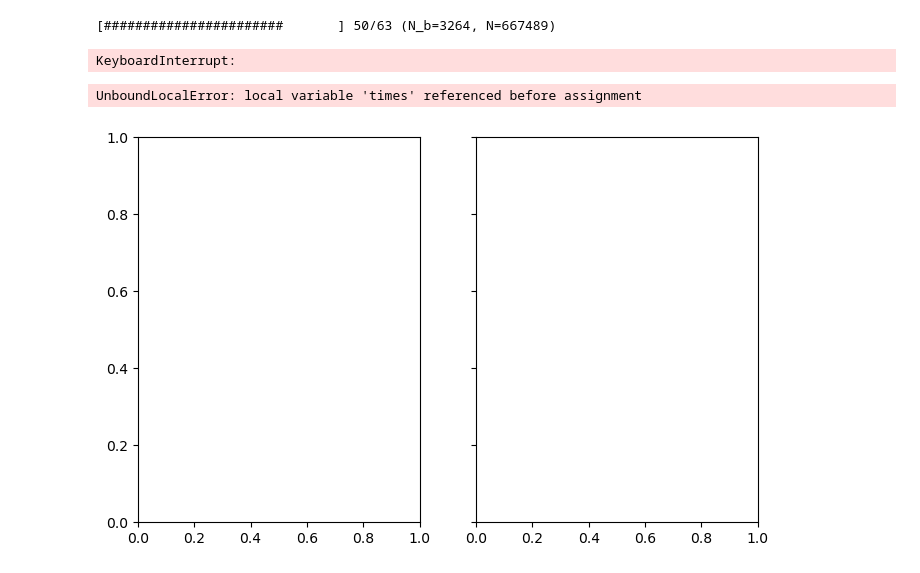
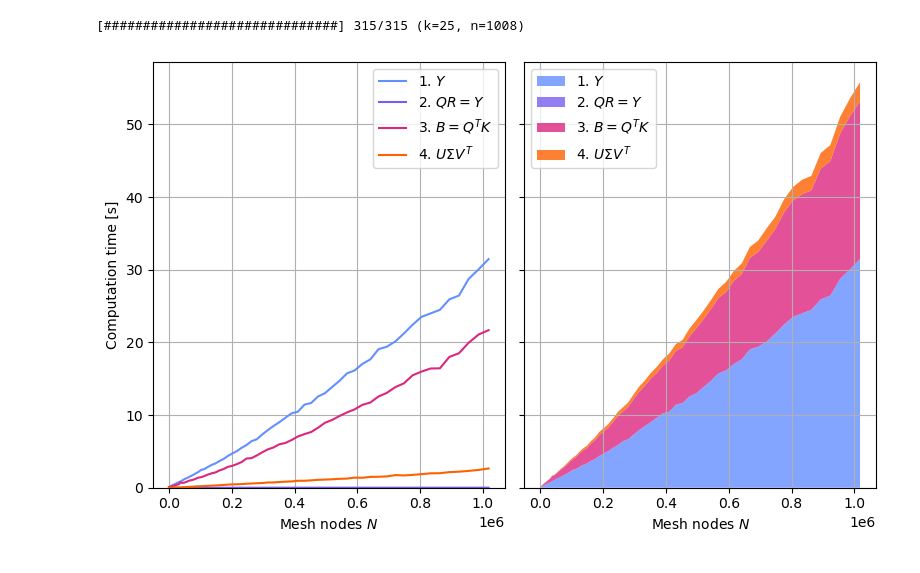
Before and after one commit to EliasSev/masters-thesis, a Jupyter notebook: notebooks/02_matrix_free_rsvd_timings.ipynb, the cells around one changed output. Saved outputs shown, nothing was run; the diff lists cells and outputs as text; code cells hidden in the pictures.

Commit message:
Matrix-free rSVD: timing and sampling results

```diff
--- a/notebooks/02_matrix_free_rsvd_timings.ipynb
+++ b/notebooks/02_matrix_free_rsvd_timings.ipynb
@@ -76,68 +84,68 @@ plot_times_across_k(k_range, times_rel, times_tot)
 # %%
-def compute_times_across_N(k, lower=32, upper=272, step=16):
+def compute_times_across_N(k, lower=32, upper=272, step=16, repeats=5):
     times = []
     n_range = np.arange(lower, upper, step)
     N_range = []
     N_b_range = []
 
-    for i, n in enumerate(n_range):
-        mesh = UnitSquareMesh(n, n)
-        V_h = FunctionSpace(mesh, 'CG', 1)
-        rsvd = MatrixFreeRSVD(V_h)
-        N, N_b = rsvd.N, rsvd.N_b
+    n_n = len(n_range)
+    times = np.zeros((repeats, n_n, 4))
+    for r in range(repeats):
+        for i, n in enumerate(n_range):
+            mesh = UnitSquareMesh(n, n)
+            V_h = FunctionSpace(mesh, 'CG', 1)
+            rsvd = MatrixFreeRSVD(V_h)
 
-        N_range.append(N)
-        N_b_range.append(N_b)
+            if r == 0:
+                N, N_b = rsvd.N, rsvd.N_b
+                N_range.append(N)
+                N_b_range.append(N_b)
 
-        rsvd.mf_rsvd(k)
-        times.append(rsvd.times)
+            rsvd.mf_rsvd(k)
+            times[r, i, :] = rsvd.times
+            progress_bar(r * n_n + i + 1, repeats * n_n, end_text=f' (k={k}, n={n})')
 
-        progress_bar(i + 1, len(n_range), end_text=f' (N_b={N_b}, N={N})')
-
-    times = np.array(times)
-    times_tot = np.sum(times, axis=1)
-    return times, times_tot, N_b_range, N_range
+    return times, N_b_range, N_range
 
 
-times, times_tot, N_b_range, N_range = compute_times_across_N(
-    k=25, lower=32, upper=1028, step=16
+times, N_b_range, N_range = compute_times_across_N(
+    k=25, lower=16, upper=1016, step=16, repeats=5
 )
+np.save("../results/N_16_1016_16_r_5.npy", times)
+times_median = np.median(times, axis=0)
 # %% [output]
-[#######################       ] 50/63 (N_b=3264, N=667489)
+[##############################] 315/315 (k=25, n=1008)
-KeyboardInterrupt:
 # %%
-def plot_times_across_N(x_axis, x_label='Mesh nodes $N$'):
+def plot_times_across_N(x_axis, times, x_label='Mesh nodes $N$'):
     fig, axes = plt.subplots(1, 2, figsize=(8, 5), sharey=True)
     ax1, ax2 = axes
 
-    times = times / times_tot
     ax1.plot(x_axis, times[:, 0], label='1. $Y$', c=C.c5[0])
     ax1.plot(x_axis, times[:, 1], label='2. $QR = Y$', c=C.c5[1])
     ax1.plot(x_axis, times[:, 2], label='3. $B = Q^T K$', c=C.c5[2])
     ax1.plot(x_axis, times[:, 3], label='4. $U \Sigma V^T$', c=C.c5[3])
 
     ax2.stackplot(
         x_axis,
         times[:, 0], times[:, 1], times[:, 2], times[:, 3],
         labels=['1. $Y$', '2. $QR = Y$', '3. $B = Q^T K$', '4. $U \Sigma V^T$'],
         alpha=0.8,
         colors=[C.c5[0], C.c5[1], C.c5[2], C.c5[3]]
     )
 
     ax1.set_xlabel(x_label)
     ax2.set_xlabel(x_label)
     ax1.set_ylabel("Computation time [s]")
 
     ax1.legend()
     ax2.legend()
     ax1.grid()
     ax2.grid()
 
     plt.tight_layout()
     plt.show()
 
 
-plot_times_across_N(N_range)
+plot_times_across_N(N_range, times_median)
 # %% [output]
-UnboundLocalError: local variable 'times' referenced before assignment
-[figure, old version]
+[figure, new version]
```
Also changed, not shown: parts of 8 cells of this notebook, 2 other files.
